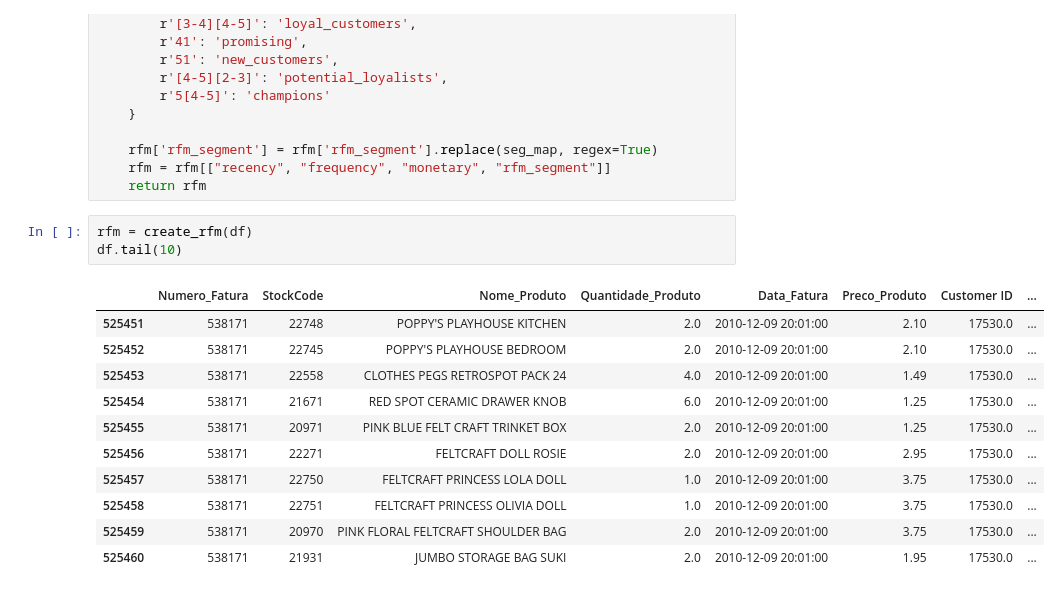
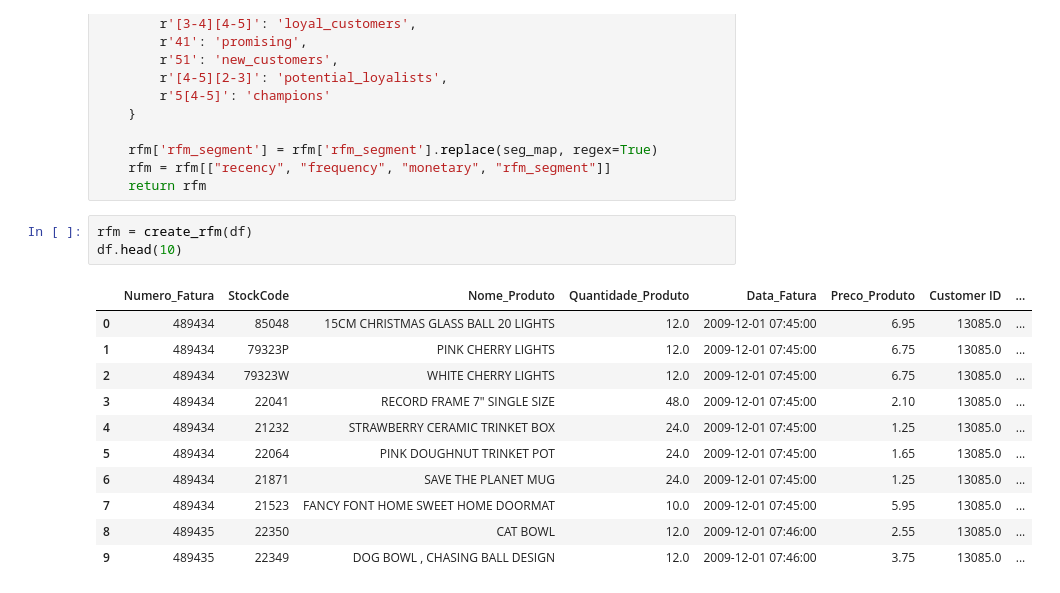
Before and after one commit to ribeirolucas962/biblioteca_pandas, a Jupyter notebook: CRM_ANALISE_DE_VENDAS.ipynb, the cells around one changed output. Drawn from its saved outputs; the diff is of its cells as text.

```diff
--- a/CRM_ANALISE_DE_VENDAS.ipynb
+++ b/CRM_ANALISE_DE_VENDAS.ipynb
@@ -327,16 +327,16 @@ def create_rfm(dataframe):
     return rfm
 # %%
 rfm = create_rfm(df)
-df.tail(10)
+df.head(10)
 # %% [output]
 |  | Numero_Fatura | StockCode | Nome_Produto | Quantidade_Produto | Data_Fatura | Preco_Produto | Customer ID | ... |
-| 525451 | 538171 | 22748 | POPPY'S PLAYHOUSE KITCHEN | 2.0 | 2010-12-09 20:01:00 | 2.10 | 17530.0 | ... |
-| 525452 | 538171 | 22745 | POPPY'S PLAYHOUSE BEDROOM | 2.0 | 2010-12-09 20:01:00 | 2.10 | 17530.0 | ... |
-| 525453 | 538171 | 22558 | CLOTHES PEGS RETROSPOT PACK 24 | 4.0 | 2010-12-09 20:01:00 | 1.49 | 17530.0 | ... |
-| 525454 | 538171 | 21671 | RED SPOT CERAMIC DRAWER KNOB | 6.0 | 2010-12-09 20:01:00 | 1.25 | 17530.0 | ... |
-| 525455 | 538171 | 20971 | PINK BLUE FELT CRAFT TRINKET BOX | 2.0 | 2010-12-09 20:01:00 | 1.25 | 17530.0 | ... |
-| 525456 | 538171 | 22271 | FELTCRAFT DOLL ROSIE | 2.0 | 2010-12-09 20:01:00 | 2.95 | 17530.0 | ... |
-| 525457 | 538171 | 22750 | FELTCRAFT PRINCESS LOLA DOLL | 1.0 | 2010-12-09 20:01:00 | 3.75 | 17530.0 | ... |
-| 525458 | 538171 | 22751 | FELTCRAFT PRINCESS OLIVIA DOLL | 1.0 | 2010-12-09 20:01:00 | 3.75 | 17530.0 | ... |
-| 525459 | 538171 | 20970 | PINK FLORAL FELTCRAFT SHOULDER BAG | 2.0 | 2010-12-09 20:01:00 | 3.75 | 17530.0 | ... |
-| 525460 | 538171 | 21931 | JUMBO STORAGE BAG SUKI | 2.0 | 2010-12-09 20:01:00 | 1.95 | 17530.0 | ... |
+| 0 | 489434 | 85048 | 15CM CHRISTMAS GLASS BALL 20 LIGHTS | 12.0 | 2009-12-01 07:45:00 | 6.95 | 13085.0 | ... |
+| 1 | 489434 | 79323P | PINK CHERRY LIGHTS | 12.0 | 2009-12-01 07:45:00 | 6.75 | 13085.0 | ... |
+| 2 | 489434 | 79323W | WHITE CHERRY LIGHTS | 12.0 | 2009-12-01 07:45:00 | 6.75 | 13085.0 | ... |
+| 3 | 489434 | 22041 | RECORD FRAME 7" SINGLE SIZE | 48.0 | 2009-12-01 07:45:00 | 2.10 | 13085.0 | ... |
+| 4 | 489434 | 21232 | STRAWBERRY CERAMIC TRINKET BOX | 24.0 | 2009-12-01 07:45:00 | 1.25 | 13085.0 | ... |
+| 5 | 489434 | 22064 | PINK DOUGHNUT TRINKET POT | 24.0 | 2009-12-01 07:45:00 | 1.65 | 13085.0 | ... |
+| 6 | 489434 | 21871 | SAVE THE PLANET MUG | 24.0 | 2009-12-01 07:45:00 | 1.25 | 13085.0 | ... |
+| 7 | 489434 | 21523 | FANCY FONT HOME SWEET HOME DOORMAT | 10.0 | 2009-12-01 07:45:00 | 5.95 | 13085.0 | ... |
+| 8 | 489435 | 22350 | CAT BOWL | 12.0 | 2009-12-01 07:46:00 | 2.55 | 13085.0 | ... |
+| 9 | 489435 | 22349 | DOG BOWL , CHASING BALL DESIGN | 12.0 | 2009-12-01 07:46:00 | 3.75 | 13085.0 | ... |
```
